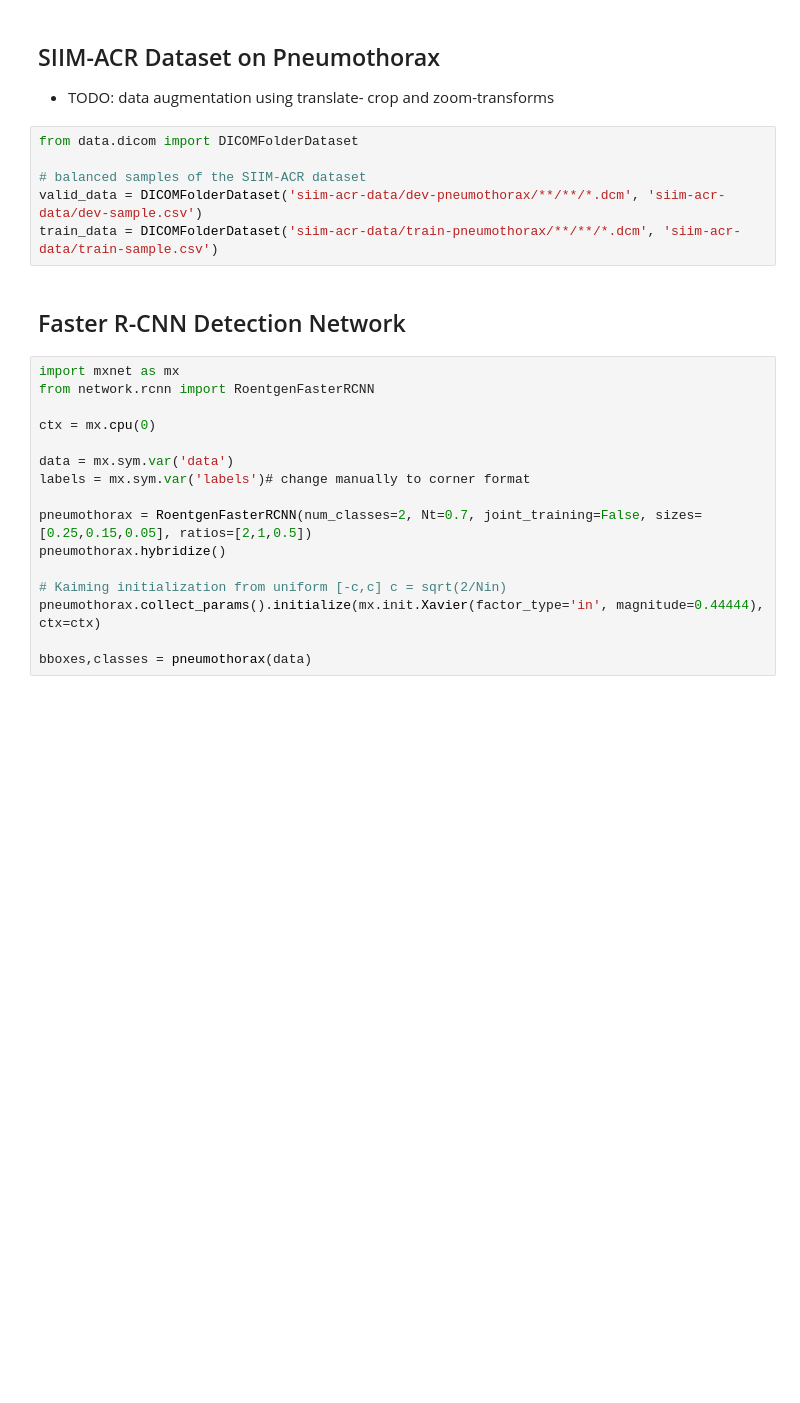
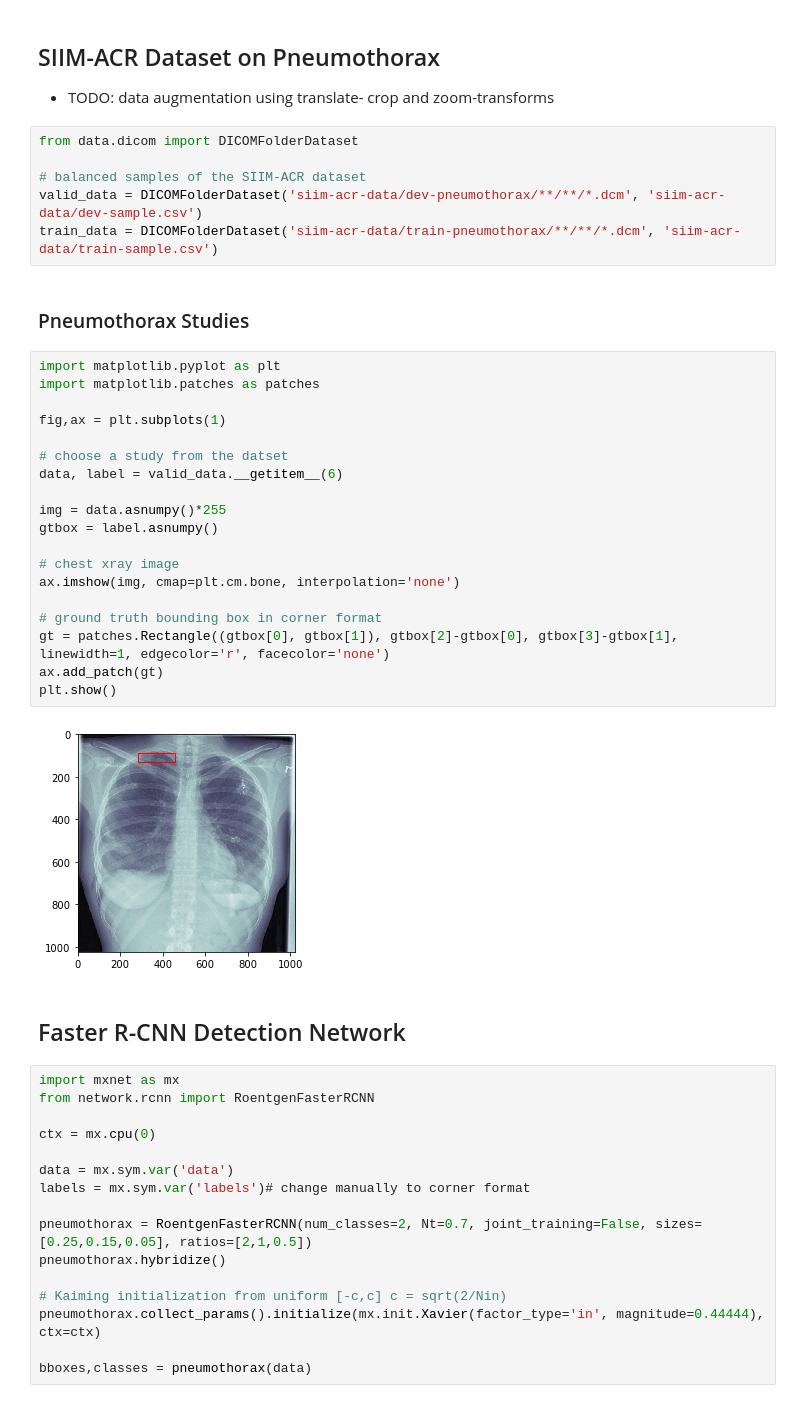
Before and after one commit to ramonreszat/Roentgen-Detector, a Jupyter notebook: Pneumothorax_Localization.ipynb, the cells around one changed output. Cells and saved outputs as stored; diff of their text form; blank space fills up the shorter version.

Commit message:
Visualize datapoint

```diff
--- a/Pneumothorax_Localization.ipynb
+++ b/Pneumothorax_Localization.ipynb
@@ -10,6 +10,29 @@ from data.dicom import DICOMFolderDataset
 # balanced samples of the SIIM-ACR dataset
 valid_data = DICOMFolderDataset('siim-acr-data/dev-pneumothorax/**/**/*.dcm', 'siim-acr-data/dev-sample.csv')
 train_data = DICOMFolderDataset('siim-acr-data/train-pneumothorax/**/**/*.dcm', 'siim-acr-data/train-sample.csv')
+# %% [markdown]
+### Pneumothorax Studies
+# %%
+import matplotlib.pyplot as plt
+import matplotlib.patches as patches
+
+fig,ax = plt.subplots(1)
+
+# choose a study from the datset
+data, label = valid_data.__getitem__(6)
+
+img = data.asnumpy()*255
+gtbox = label.asnumpy()
+
+# chest xray image
+ax.imshow(img, cmap=plt.cm.bone, interpolation='none')
+
+# ground truth bounding box in corner format
+gt = patches.Rectangle((gtbox[0], gtbox[1]), gtbox[2]-gtbox[0], gtbox[3]-gtbox[1], linewidth=1, edgecolor='r', facecolor='none')
+ax.add_patch(gt)
+plt.show()
+# %% [output]
+[figure, added]
 # %% [markdown]
 ## Faster R-CNN Detection Network
 # %%
```
